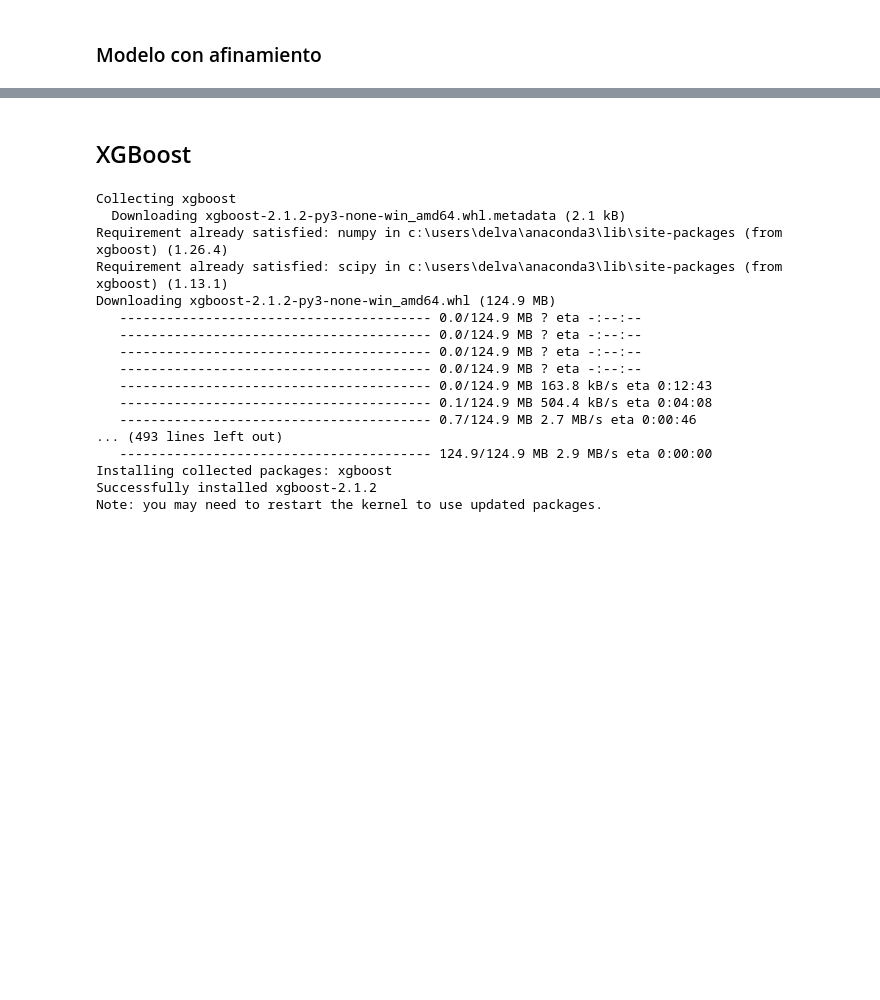
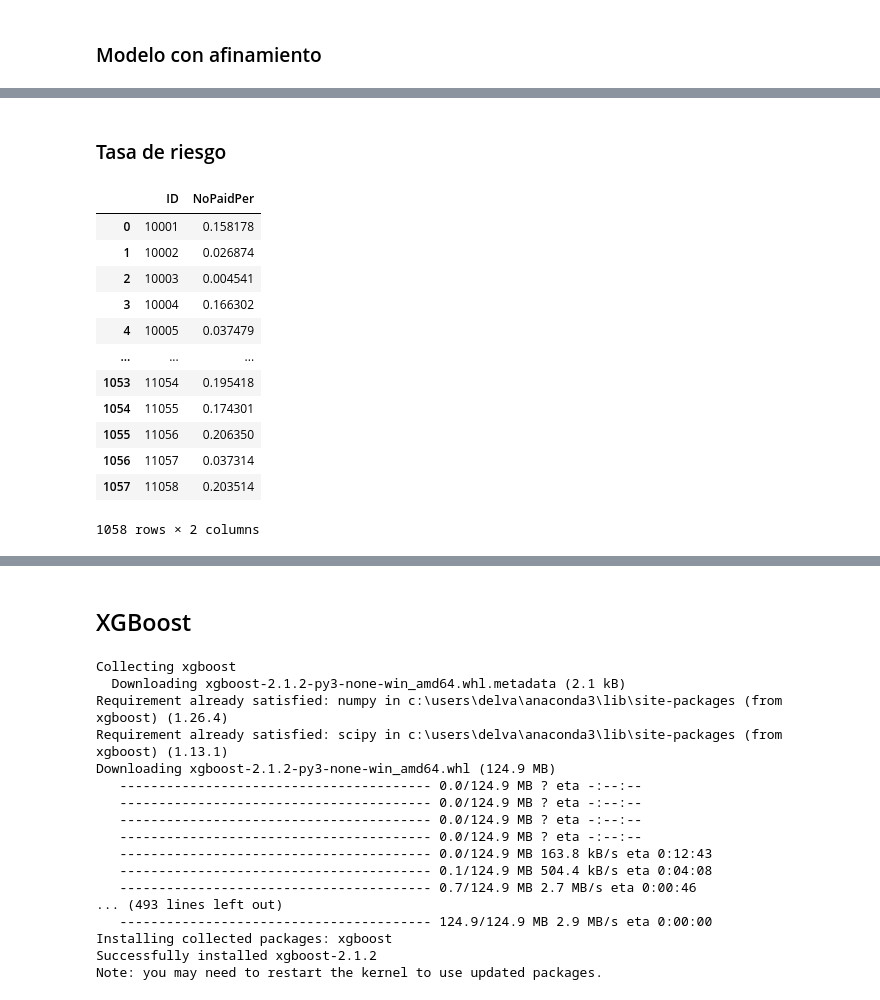
Before and after one commit to Leostark95/Proyecto_Finanzas, a Jupyter notebook: d_modelos.ipynb, the cells around one changed output, grey strips where cells are left out. Saved outputs shown, nothing was run; the diff lists cells and outputs as text; code cells hidden in the pictures; blank space fills up the shorter version.

```diff
--- a/d_modelos.ipynb
+++ b/d_modelos.ipynb
@@ -500,0 +462,20 @@ plt.show()
+# %% [markdown]
+### Tasa de riesgo
+# %%
+df_predic = pd.DataFrame(monto_credito['ID'])
+df_predic['NoPaidPer'] = y_pred_new
+df_predic
+# %% [output]
+|  | ID | NoPaidPer |
+| 0 | 10001 | 0.158178 |
+| 1 | 10002 | 0.026874 |
+| 2 | 10003 | 0.004541 |
+| 3 | 10004 | 0.166302 |
+| 4 | 10005 | 0.037479 |
+| ... | ... | ... |
+| 1053 | 11054 | 0.195418 |
+| 1054 | 11055 | 0.174301 |
+| 1055 | 11056 | 0.206350 |
+| 1056 | 11057 | 0.037314 |
+| 1057 | 11058 | 0.203514 |
+1058 rows × 2 columns
```
Also changed, not shown: parts of 14 cells of this notebook.
